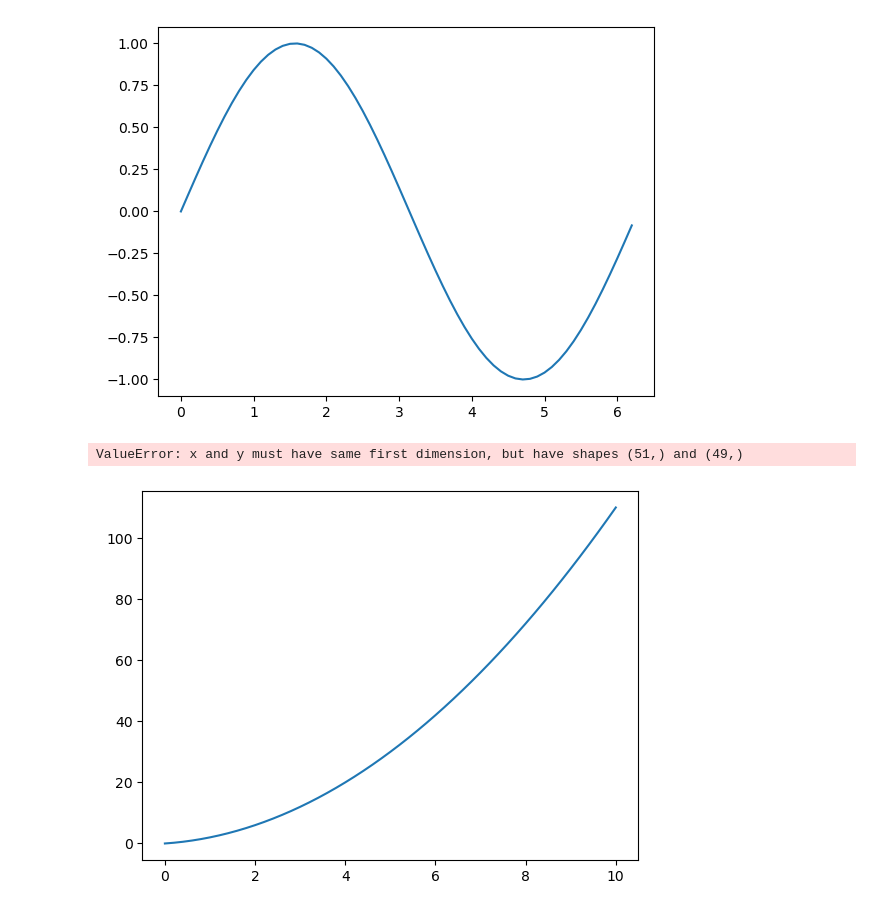
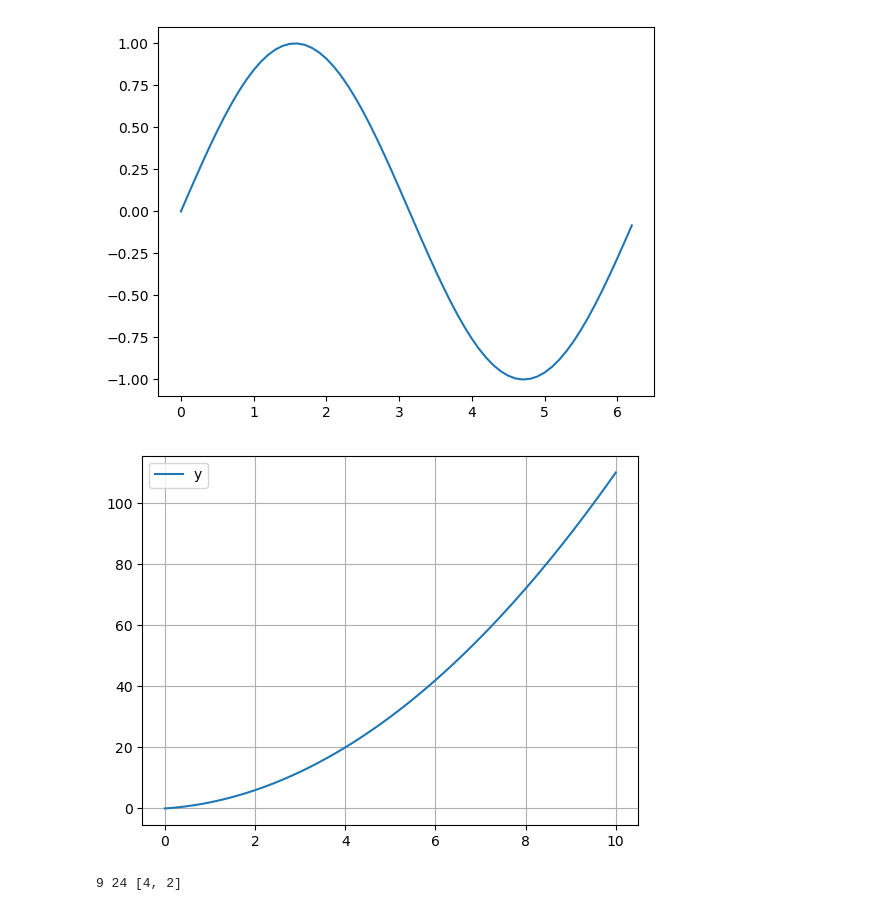
Before and after one commit to Max-Geiger/Simulation-technischer-Systeme-mit-Python, a Jupyter notebook: Klausurvorbereitung/Übungen/UE2.ipynb, the cells around one changed output. Saved outputs shown, nothing was run; the diff lists cells and outputs as text; code cells hidden in the pictures.

```diff
--- a/Klausurvorbereitung/Übungen/UE2.ipynb
+++ b/Klausurvorbereitung/Übungen/UE2.ipynb
@@ -51,26 +51,41 @@ Length: 63, dtype: float64
 # %%
 #Aufgabe 2.13
 
 
 x=np.linspace(0,10,51)
 def Polynom(x,a=1,b=1,c=0):
     fx = a*x**2+b*x+c
     return fx
 
 fx = Polynom(x)
 
 def PolyDiff(x,fx):
     y_diff=[]
     for n in range(1,len(fx)-1):
         y_diff.append((fx[n+1] - fx[n-1])/(2*(x[n+1]-x[n])))
     return y_diff
 
 y2_diff = PolyDiff(x,fx)
 # postprocessing
 plt.plot(x,fx,label="y") #Hier werden die Werte zum Plottenübergeben
-plt.plot(x,y2_diff,label="y'")
+#plt.plot(x,y2_diff,label="y'")
 plt.legend()
 plt.grid()
 # %% [output]
-ValueError: x and y must have same first dimension, but have shapes (51,) and (49,)
-[figure, old version]
+[figure, new version]
+# %%
+#Aufgabe 2.14
+
+def someFunc(f1,f2,f3):
+    summe = f1+f2+f3
+    produkt = f1*f2*f3
+    maximal = np.max([f1,f2,f3])
+    minimal = np.min([f1,f2,f3])
+
+    return summe,produkt,[maximal,minimal]
+
+
+(sum, pro, [max,min]) = someFunc(2,3,4)
+print(sum, pro, [max,min])
+# %% [output]
+9 24 [4, 2]
```
Also changed, not shown: 6 other files.
